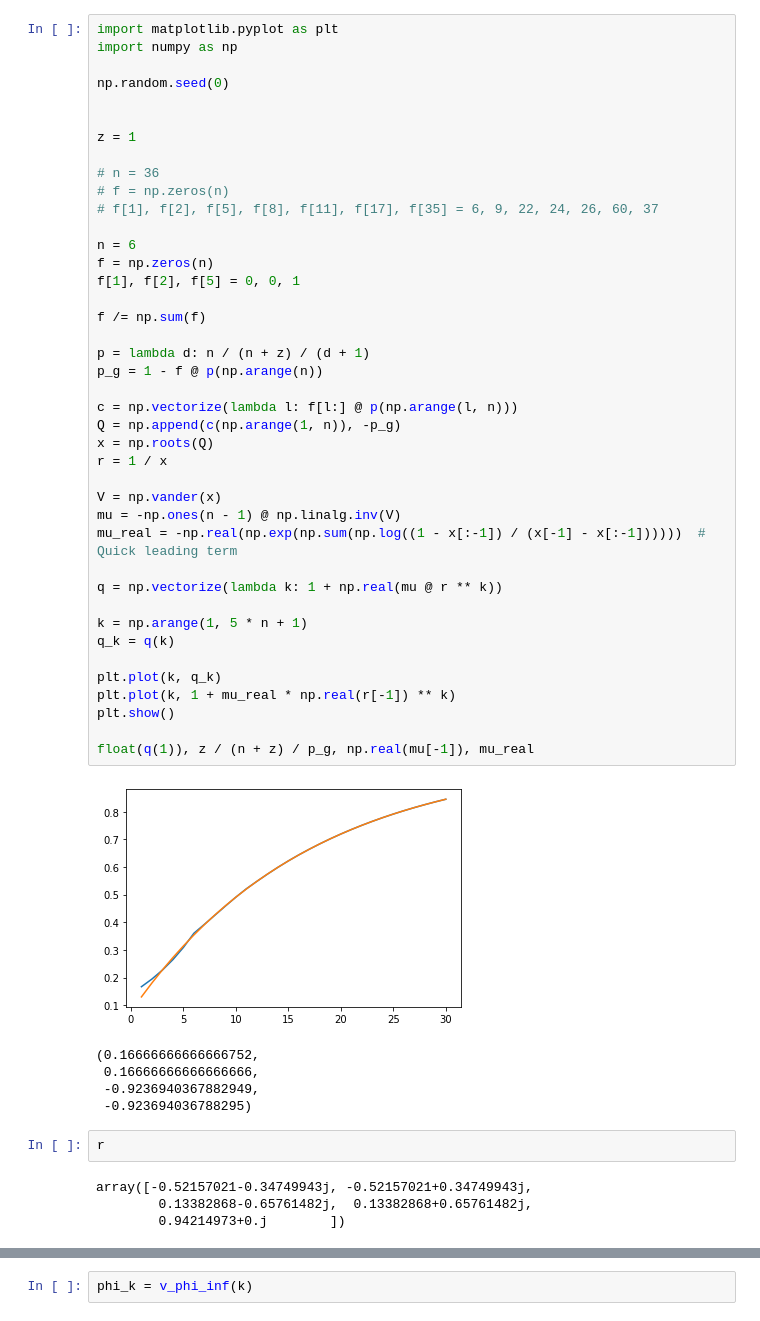
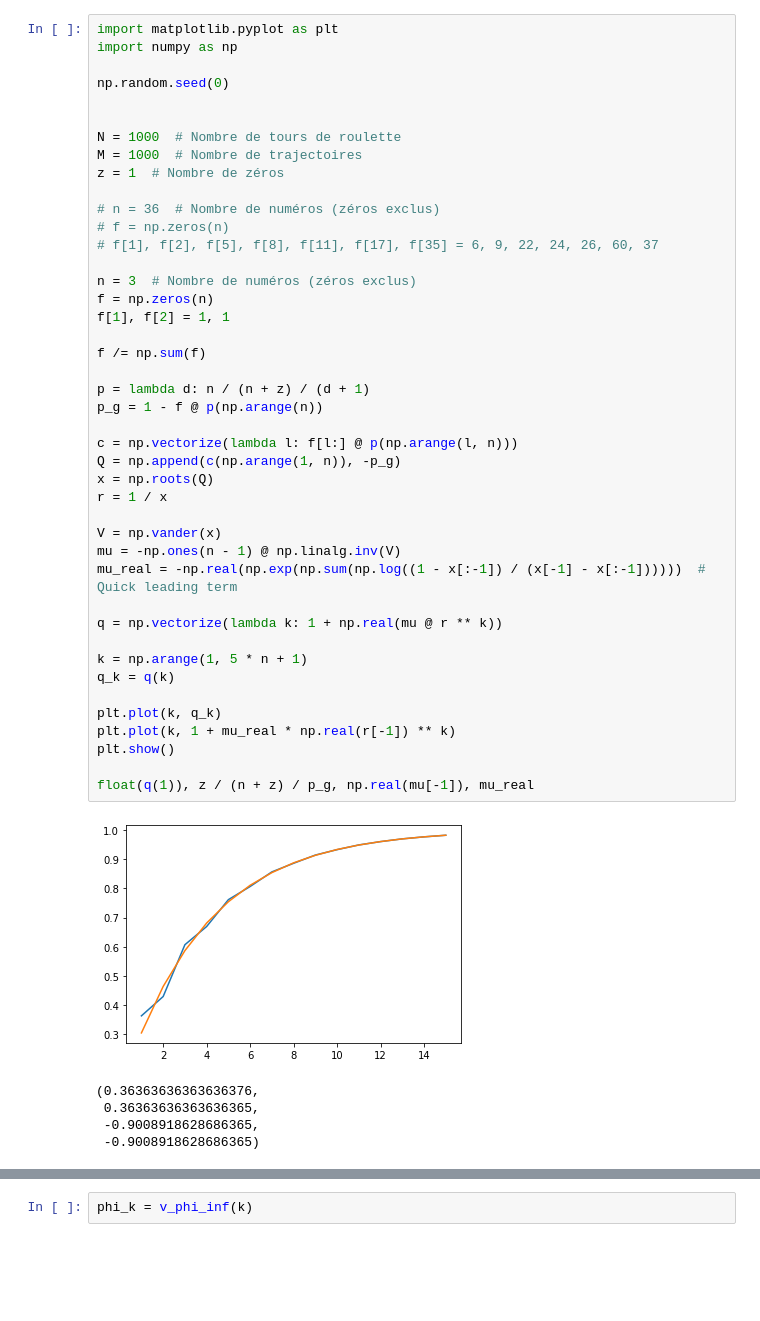
Before and after one commit to jeanHeibig/casinoRoulette, a Jupyter notebook: model2/q_theorique.ipynb, the cells around one changed output, grey strips where cells are left out. Saved outputs shown, nothing was run; the diff lists cells and outputs as text; blank space fills up the shorter version.

```diff
--- a/model2/q_theorique.ipynb
+++ b/model2/q_theorique.ipynb
@@ -5,52 +5,48 @@ import numpy as np
 np.random.seed(0)
 
 
-z = 1
+N = 1000  # Nombre de tours de roulette
+M = 1000  # Nombre de trajectoires
+z = 1  # Nombre de zéros
 
-# n = 36
+# n = 36  # Nombre de numéros (zéros exclus)
 # f = np.zeros(n)
 # f[1], f[2], f[5], f[8], f[11], f[17], f[35] = 6, 9, 22, 24, 26, 60, 37
 
-n = 6
+n = 3  # Nombre de numéros (zéros exclus)
 f = np.zeros(n)
-f[1], f[2], f[5] = 0, 0, 1
+f[1], f[2] = 1, 1
 
 f /= np.sum(f)
 
 p = lambda d: n / (n + z) / (d + 1)
 p_g = 1 - f @ p(np.arange(n))
 
 c = np.vectorize(lambda l: f[l:] @ p(np.arange(l, n)))
 Q = np.append(c(np.arange(1, n)), -p_g)
 x = np.roots(Q)
 r = 1 / x
 
 V = np.vander(x)
 mu = -np.ones(n - 1) @ np.linalg.inv(V)
 mu_real = -np.real(np.exp(np.sum(np.log((1 - x[:-1]) / (x[-1] - x[:-1])))))  # Quick leading term
 
 q = np.vectorize(lambda k: 1 + np.real(mu @ r ** k))
 
 k = np.arange(1, 5 * n + 1)
 q_k = q(k)
 
 plt.plot(k, q_k)
 plt.plot(k, 1 + mu_real * np.real(r[-1]) ** k)
 plt.show()
 
 float(q(1)), z / (n + z) / p_g, np.real(mu[-1]), mu_real
 # %% [output]
-[figure, old version]
+[figure, new version]
-(0.16666666666666752,
- 0.16666666666666666,
- -0.9236940367882949,
- -0.923694036788295)
+(0.36363636363636376,
+ 0.36363636363636365,
+ -0.9008918628686365,
+ -0.9008918628686365)
-# %%
-r
-# %% [output]
-array([-0.52157021-0.34749943j, -0.52157021+0.34749943j,
-        0.13382868-0.65761482j,  0.13382868+0.65761482j,
-        0.94214973+0.j        ])
 # %%
 k_half = 1 + int(np.log(-1 / 2 / mu_real) / np.log(np.real(r[-1])))
 k_half, q(k_half)
```
Also changed, not shown: parts of 5 cells of this notebook.
